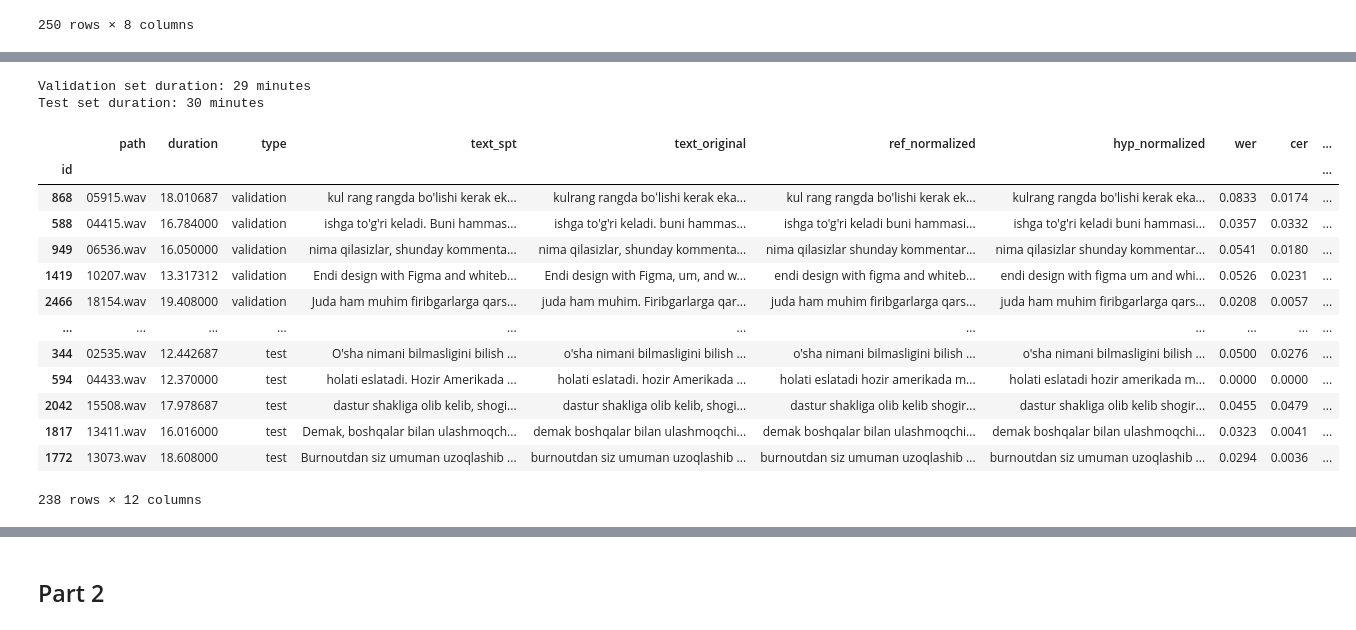
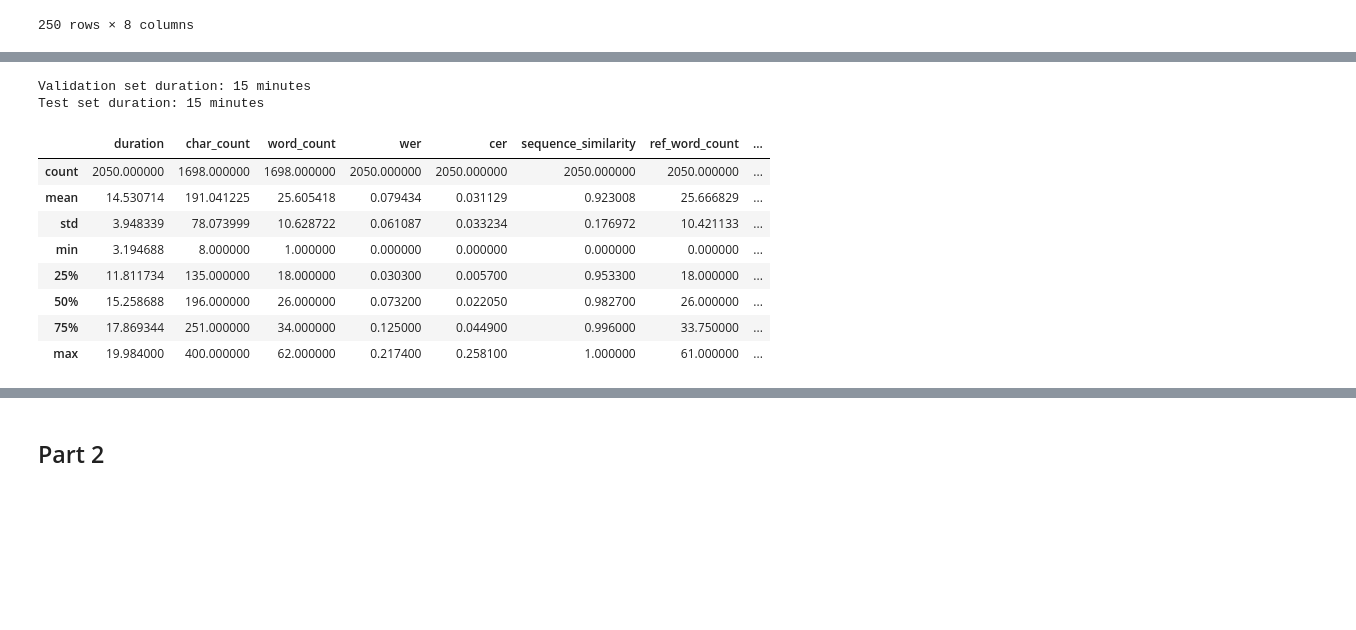
Before and after one commit to HaidarChaito/uzbek-automatic-speech-recognition, a Jupyter notebook: notebooks/5_it_dataset_preparation.ipynb, the cells around one changed output, grey strips where cells are left out. Cells and saved outputs as stored; diff of their text form; code cells hidden in the pictures; blank space fills up the shorter version.

Commit message:
Add more IT data

```diff
--- a/notebooks/5_it_dataset_preparation.ipynb
+++ b/notebooks/5_it_dataset_preparation.ipynb
@@ -588,0 +666,18 @@ Removed unnecessary 1,628 audio files
+# %%
+# Remove very poor alignment (wer > 20%)
+additional_data_df = additional_data_df[additional_data_df["wer"] <= 0.20]
+# sampled_df.to_csv(SAMPLED_DATA_PATH, index_label="id")
+
+aligned_mask = additional_data_df["wer"] == 0.0
+len_aligned_recordings = len(additional_data_df[aligned_mask])
+aligned_duration = additional_data_df[aligned_mask]["duration"].sum() / 3600
+
+total_recordings = len(additional_data_df)
+not_aligned_duration = additional_data_df[~aligned_mask]["duration"].sum() / 3600
+
+print(f"Total duration of the sample: {additional_data_df["duration"].sum() / 3600:.2f} hours")
+print(
+    f"Audio and transcription aligned recordings: {len_aligned_recordings:,} - {aligned_duration:.2f} hours")
+print(
+    f"Remaining recordings: {total_recordings - len_aligned_recordings:,} - {not_aligned_duration:.2f} hours")
+additional_data_df.describe()
@@ -588,0 +725,5 @@ Removed unnecessary 1,628 audio files
+# %%
+additional_data_df["type"] = "type"
+sampled_df = pd.concat([additional_data_df, sampled_df])
+sampled_df.to_csv(SAMPLED_DATA_PATH, index_label="id")
+print(f"New total duration: {sampled_df["duration"].sum() / 3600:.2f} hours")
@@ -621,7 +869,7 @@ Total duration to be manually checked: 1.04 hours
 import scripts.similarity_metrics as similarity_metrics
 
 sampled_df = pd.read_csv(SAMPLED_DATA_PATH, index_col="id")
-checked_df = pd.read_csv(os.path.join(DATASET_DIR, "it_dataset_checked.csv"), index_col="id")
+checked_df = pd.read_csv(os.path.join(DATASET_DIR, "it_dataset_checked2.csv"), index_col="id")
 
 paths_to_remove = checked_df[checked_df["sentence_checked"].isna()]["path"]
 checked_df = checked_df[~checked_df["path"].isin(paths_to_remove)]
@@ -677,48 +925,54 @@ from sklearn.model_selection import train_test_split
 
 checked_df.drop(columns=["text_spt", "ref_normalized", "hyp_normalized", "wer", "sequence_similarity"],
                 inplace=True)
 checked_df.rename(columns={"sentence_checked": "text_spt"}, inplace=True)
 
 # Merge Google Gemini results
 checked_df = pd.concat([checked_df, gemini_metrics], axis=1)
 
 # Split manually checked dataset into validation and test sets
 val_df, test_df = train_test_split(checked_df, test_size=0.5, random_state=SEED)
 
 # Label the subsets
 val_df = val_df.assign(type="validation")
 test_df = test_df.assign(type="test")
 
 # Merge back into the original variable name
 checked_df = pd.concat([val_df, test_df])
 
 # Reorder columns
 cols = list(checked_df.columns)
 cols.remove("text_original")
 cols.remove("type")
 cols.insert(3, "text_original")
 cols.insert(2, "type")
 checked_df = checked_df[cols]
 
 print(f"Validation set duration: {val_df["duration"].sum() / 60:.0f} minutes")
 print(f"Test set duration: {test_df["duration"].sum() / 60:.0f} minutes")
 
-checked_df.to_csv(VALIDATION_TEST_SETS_PATH, index_label="id")
-checked_df
+# Remove samples that already belong to validation or test sets
+sampled_df = sampled_df[~sampled_df["path"].isin(checked_df["path"])]
+sampled_df = pd.concat([sampled_df, checked_df])
+
+# Reorder columns
+cols = list(sampled_df.columns)
+cols.remove("type")
+cols.insert(2, "type")
+sampled_df = sampled_df[cols]
+
+checked_df.to_csv(VALIDATION_TEST_SETS_PATH.replace(".csv", "2.csv"), index_label="id")
+sampled_df.to_csv(SAMPLED_DATA_PATH, index_label="id")
+sampled_df.describe()
 # %% [output]
-Validation set duration: 29 minutes
-Test set duration: 30 minutes
+Validation set duration: 15 minutes
+Test set duration: 15 minutes
-|  | path | duration | type | text_spt | text_original | ref_normalized | hyp_normalized | wer | cer | ... |
-| id |  |  |  |  |  |  |  |  |  | ... |
-| 868 | 05915.wav | 18.010687 | validation | kul rang rangda bo'lishi kerak ek... | kulrang rangda boʻlishi kerak eka... | kul rang rangda bo'lishi kerak ek... | kulrang rangda bo'lishi kerak eka... | 0.0833 | 0.0174 | ... |
-| 588 | 04415.wav | 16.784000 | validation | ishga to'g'ri keladi. Buni hammas... | ishga to'g'ri keladi. buni hammas... | ishga to'g'ri keladi buni hammasi... | ishga to'g'ri keladi buni hammasi... | 0.0357 | 0.0332 | ... |
-| 949 | 06536.wav | 16.050000 | validation | nima qilasizlar, shunday kommenta... | nima qilasizlar, shunday kommenta... | nima qilasizlar shunday kommentar... | nima qilasizlar shunday kommentar... | 0.0541 | 0.0180 | ... |
-| 1419 | 10207.wav | 13.317312 | validation | Endi design with Figma and whiteb... | Endi design with Figma, um, and w... | endi design with figma and whiteb... | endi design with figma um and whi... | 0.0526 | 0.0231 | ... |
-| 2466 | 18154.wav | 19.408000 | validation | Juda ham muhim firibgarlarga qars... | juda ham muhim. Firibgarlarga qar... | juda ham muhim firibgarlarga qars... | juda ham muhim firibgarlarga qars... | 0.0208 | 0.0057 | ... |
-| ... | ... | ... | ... | ... | ... | ... | ... | ... | ... | ... |
-| 344 | 02535.wav | 12.442687 | test | O'sha nimani bilmasligini bilish ... | o'sha nimani bilmasligini bilish ... | o'sha nimani bilmasligini bilish ... | o'sha nimani bilmasligini bilish ... | 0.0500 | 0.0276 | ... |
-| 594 | 04433.wav | 12.370000 | test | holati eslatadi. Hozir Amerikada ... | holati eslatadi. hozir Amerikada ... | holati eslatadi hozir amerikada m... | holati eslatadi hozir amerikada m... | 0.0000 | 0.0000 | ... |
-| 2042 | 15508.wav | 17.978687 | test | dastur shakliga olib kelib, shogi... | dastur shakliga olib kelib, shogi... | dastur shakliga olib kelib shogir... | dastur shakliga olib kelib shogir... | 0.0455 | 0.0479 | ... |
-| 1817 | 13411.wav | 16.016000 | test | Demak, boshqalar bilan ulashmoqch... | demak boshqalar bilan ulashmoqchi... | demak boshqalar bilan ulashmoqchi... | demak boshqalar bilan ulashmoqchi... | 0.0323 | 0.0041 | ... |
-| 1772 | 13073.wav | 18.608000 | test | Burnoutdan siz umuman uzoqlashib ... | burnoutdan siz umuman uzoqlashib ... | burnoutdan siz umuman uzoqlashib ... | burnoutdan siz umuman uzoqlashib ... | 0.0294 | 0.0036 | ... |
+|  | duration | char_count | word_count | wer | cer | sequence_similarity | ref_word_count | ... |
+| count | 2050.000000 | 1698.000000 | 1698.000000 | 2050.000000 | 2050.000000 | 2050.000000 | 2050.000000 | ... |
+| mean | 14.530714 | 191.041225 | 25.605418 | 0.079434 | 0.031129 | 0.923008 | 25.666829 | ... |
+| std | 3.948339 | 78.073999 | 10.628722 | 0.061087 | 0.033234 | 0.176972 | 10.421133 | ... |
+| min | 3.194688 | 8.000000 | 1.000000 | 0.000000 | 0.000000 | 0.000000 | 0.000000 | ... |
+| 25% | 11.811734 | 135.000000 | 18.000000 | 0.030300 | 0.005700 | 0.953300 | 18.000000 | ... |
+| 50% | 15.258688 | 196.000000 | 26.000000 | 0.073200 | 0.022050 | 0.982700 | 26.000000 | ... |
+| 75% | 17.869344 | 251.000000 | 34.000000 | 0.125000 | 0.044900 | 0.996000 | 33.750000 | ... |
+| max | 19.984000 | 400.000000 | 62.000000 | 0.217400 | 0.258100 | 1.000000 | 61.000000 | ... |
-238 rows × 12 columns
```
Also changed, not shown: parts of 15 cells of this notebook, 1 other file.
